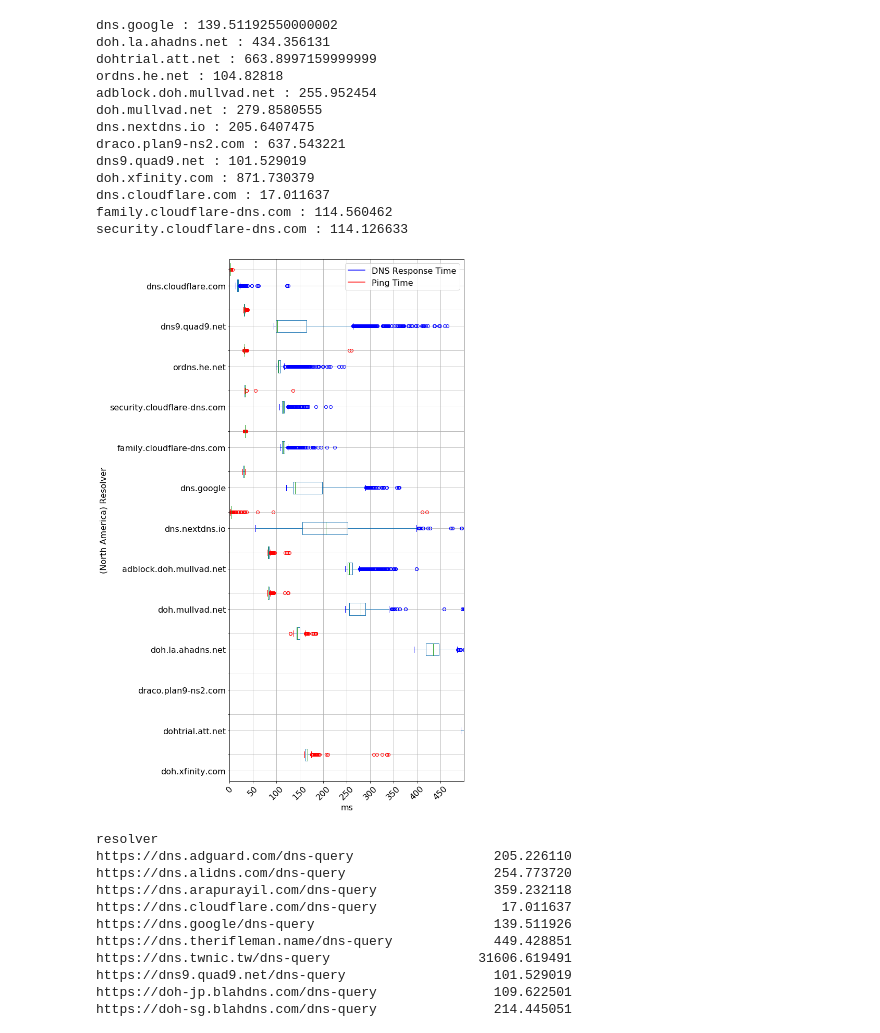
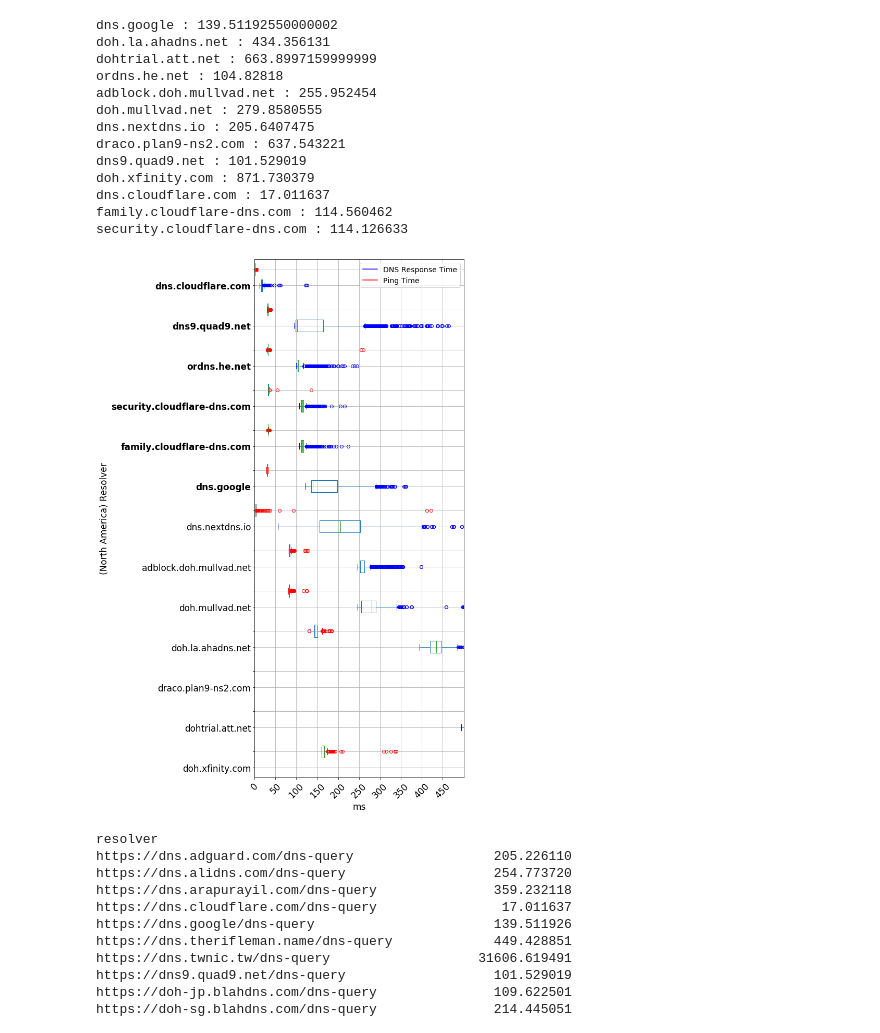
Before and after one commit to noise-lab/dns-measurement, a Jupyter notebook: src/measure/dns-timing/Asia_data.ipynb, the cells around one changed output. Cells and saved outputs as stored; diff of their text form; code cells hidden in the pictures.

```diff
--- a/src/measure/dns-timing/Asia_data.ipynb
+++ b/src/measure/dns-timing/Asia_data.ipynb
@@ -203,39 +203,45 @@ NA_ping = NA_ping_frame_to_plot
 
 #Make two plots and merge
 c = "blue"
 z = "red"
 
 
 
 medians = NA_frame_to_plot.median()
 medians.sort_values(ascending=False, inplace=True)
 ping_times = NA_ping[medians.index]
 NA_response_times = NA_frame_to_plot[medians.index]
 
 
 NA_boxplot = NA_response_times.boxplot(vert=False,figsize=(10,15),showfliers=True,capprops=dict(color=c),whiskerprops=dict(color=c),flierprops=dict(color=c, markeredgecolor=c),medianprops=dict(color=c), meanprops=dict(color=c),  positions=np.array(range(len(NA_dict_resp_time_series)))*2.0-0.4, widths=0.6)
 NA_ping_boxplot = ping_times.boxplot(vert=False,figsize=(10,15),showfliers=True,capprops=dict(color=z),whiskerprops=dict(color=z),flierprops=dict(color=z, markeredgecolor=z),medianprops=dict(color=z), meanprops=dict(color=z), positions=np.array(range(len(NA_dict_ping_series)))*2.0+0.4, widths=0.6)
 
 plt.plot([], c='blue', label='DNS Response Time')
 plt.plot([], c='red', label='Ping Time')
-plt.legend(loc = 'upper right', fontsize=16)
+plt.legend(loc = 'upper right', fontsize=14)
 
 xl = 500
 plt.xlim(0,xl)
-plt.xlabel('ms', fontsize=16)
-plt.xticks(rotation=45, fontsize=16)
-plt.yticks(fontsize=16)
-plt.ylabel('(North America) Resolver', fontsize=16)
+plt.xlabel('ms', fontsize=17)
+plt.xticks(rotation=45, fontsize=17)
+plt.yticks(fontsize=17)
+plt.ylabel('(North America) Resolver', fontsize=17)
+plt.gca().get_yticklabels()[12].set_weight("bold")
+plt.gca().get_yticklabels()[11].set_weight("bold")
+plt.gca().get_yticklabels()[10].set_weight("bold")
+plt.gca().get_yticklabels()[9].set_weight("bold")
+plt.gca().get_yticklabels()[8].set_weight("bold")
+plt.gca().get_yticklabels()[7].set_weight("bold")
 
 #plt.xscale('log')
 
 plt.xticks(np.arange(0, xl, step=50))
 plt.tight_layout()
 plt.grid(True)
 plt.savefig("../../../paper/figures/Seoul_North_America.pdf")
 plt.show()
 # %% [output]
-[figure, old version]
+[figure, new version]
 # %%
 # Median of each resolver in ascending order (removed the ones with nan)
 asia_array_of_resolvers = pd.Series(ip_asia['resolver']).unique()
```
Also changed, not shown: parts of 2 cells of this notebook, 11 other files.
